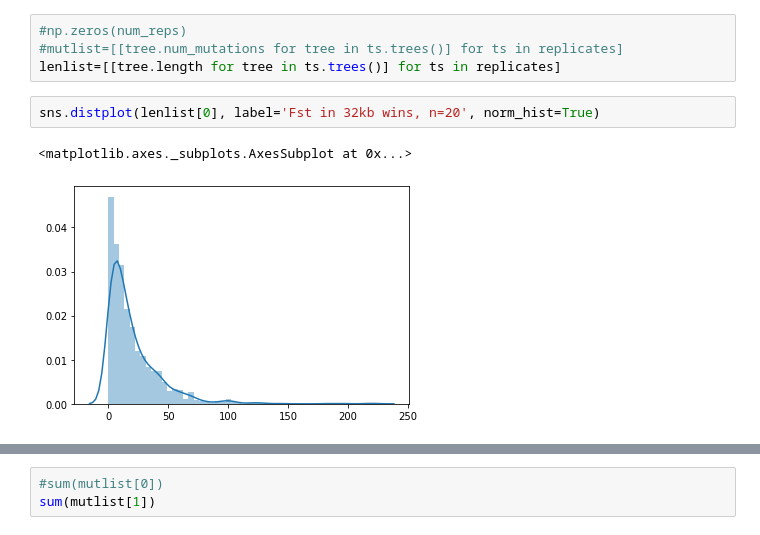
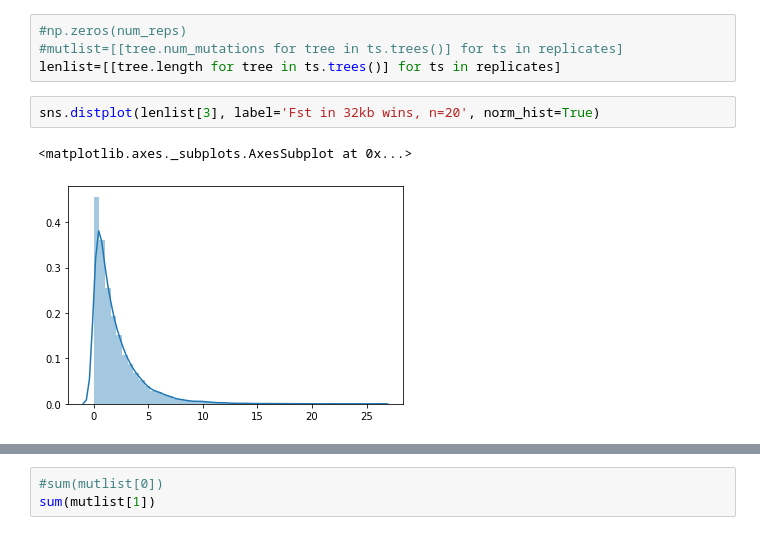
Before and after one commit to DRL/SMBE-SGE-2019, a Jupyter notebook: Session_2/Fst_short_chuncks/simulating_windowise_Fst_KL .ipynb, the cells around one changed output, grey strips where cells are left out. Drawn from its saved outputs; the diff is of its cells as text.

```diff
--- a/Session_2/Fst_short_chuncks/simulating_windowise_Fst_KL .ipynb
+++ b/Session_2/Fst_short_chuncks/simulating_windowise_Fst_KL .ipynb
@@ -185,10 +185,10 @@ replicates = msprime.simulate(
 #mutlist=[[tree.num_mutations for tree in ts.trees()] for ts in replicates]
 lenlist=[[tree.length for tree in ts.trees()] for ts in replicates]
 # %%
-sns.distplot(lenlist[0], label='Fst in 32kb wins, n=20', norm_hist=True)
+sns.distplot(lenlist[3], label='Fst in 32kb wins, n=20', norm_hist=True)
 # %% [output]
 <matplotlib.axes._subplots.AxesSubplot at 0x...>
-[figure, old version]
+[figure, new version]
 # %%
 len(lenlist[1])
 # %% [output]
```
Also changed, not shown: parts of 2 cells of this notebook.
